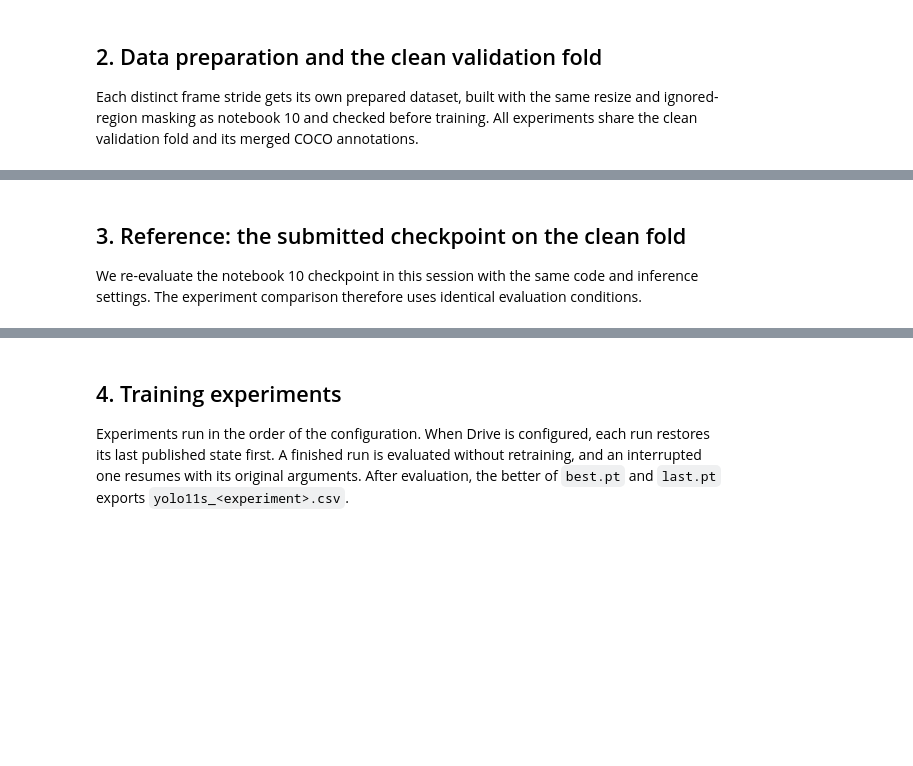
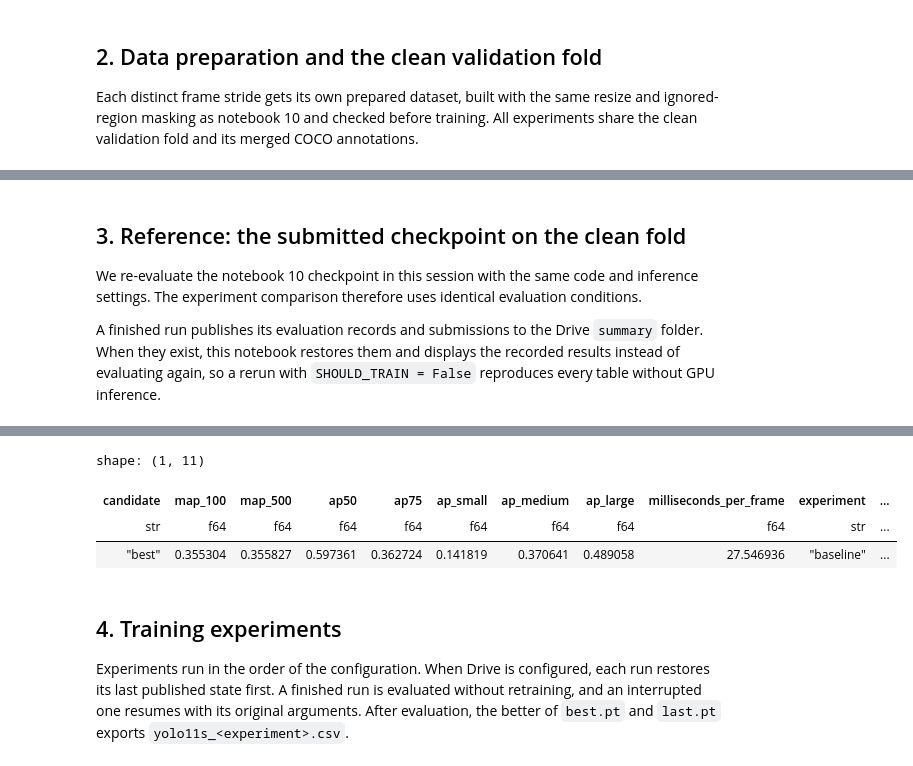
Before and after one commit to ke1rro/hm2, a Jupyter notebook: notebooks/11_yolo11s_tuning_experiments.ipynb, the cells around one changed output, grey strips where cells are left out. Cells and saved outputs as stored; diff of their text form; code cells hidden in the pictures; blank space fills up the shorter version.

```diff
--- a/notebooks/11_yolo11s_tuning_experiments.ipynb
+++ b/notebooks/11_yolo11s_tuning_experiments.ipynb
@@ -415,10 +453,26 @@ pl.from_dicts(preparation_rows)
 
 We re-evaluate the notebook 10 checkpoint in this session with the same code and inference
 settings. The experiment comparison therefore uses identical evaluation conditions.
+
+A finished run publishes its evaluation records and submissions to the Drive `summary`
+folder. When they exist, this notebook restores them and displays the recorded results
+instead of evaluating again, so a rerun with `SHOULD_TRAIN = False` reproduces every table
+without GPU inference.
 # %%
 inference = BASE["inference"]
 results: dict[str, dict] = {}
-if SHOULD_EVALUATE:
+if drive_service is not None:
+    from hm2.drive_api import DriveApi, download_current_generation
+
+    summary_api = DriveApi(drive_service)
+    summary_folder = summary_api.folder(
+        summary_api.folder(summary_api.folder(DRIVE_ROOT, "batches"), BATCH_ID), "summary"
+    )
+    download_current_generation(summary_api, summary_folder, SUMMARY_DIRECTORY)
+recorded_baseline = SUMMARY_DIRECTORY / "baseline_evaluation.json"
+if recorded_baseline.is_file():
+    results["baseline"] = json.loads(recorded_baseline.read_text())
+elif SHOULD_EVALUATE:
     baseline_rows, _ = evaluate_checkpoints(
         {"best": BASELINE_WEIGHTS},
         validation_frames,
@@ -435,5 +489,7 @@ if SHOULD_EVALUATE:
         "description": "Notebook 10 recipe, submitted checkpoint (epoch 1)",
         "path": str(BASELINE_WEIGHTS),
     }
+if "baseline" in results:
     write_json(RUN_PROJECT / "baseline_evaluation.json", results["baseline"])
     display(pl.from_dicts([results["baseline"]]).drop("per_class_ap", "path"))
+# %% [output]
@@ -440,3 +508,7 @@ if SHOULD_EVALUATE:
+shape: (1, 11)
+| candidate | map_100 | map_500 | ap50 | ap75 | ap_small | ap_medium | ap_large | milliseconds_per_frame | experiment | ... |
+| str | f64 | f64 | f64 | f64 | f64 | f64 | f64 | f64 | str | ... |
+| "best" | 0.355304 | 0.355827 | 0.597361 | 0.362724 | 0.141819 | 0.370641 | 0.489058 | 27.546936 | "baseline" | ... |
 # %% [markdown]
 ## 4. Training experiments
 
```
Also changed, not shown: parts of 12 cells of this notebook, 1 other file.
